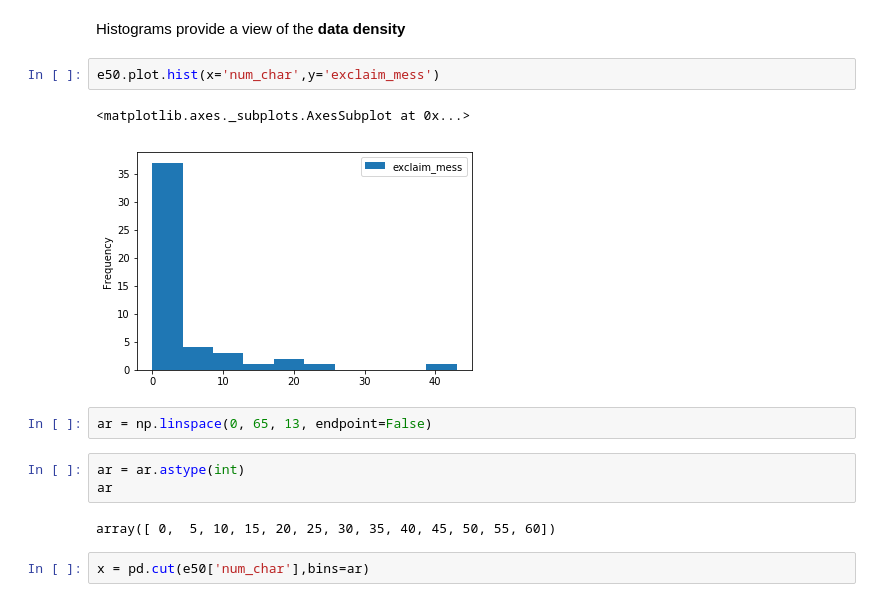
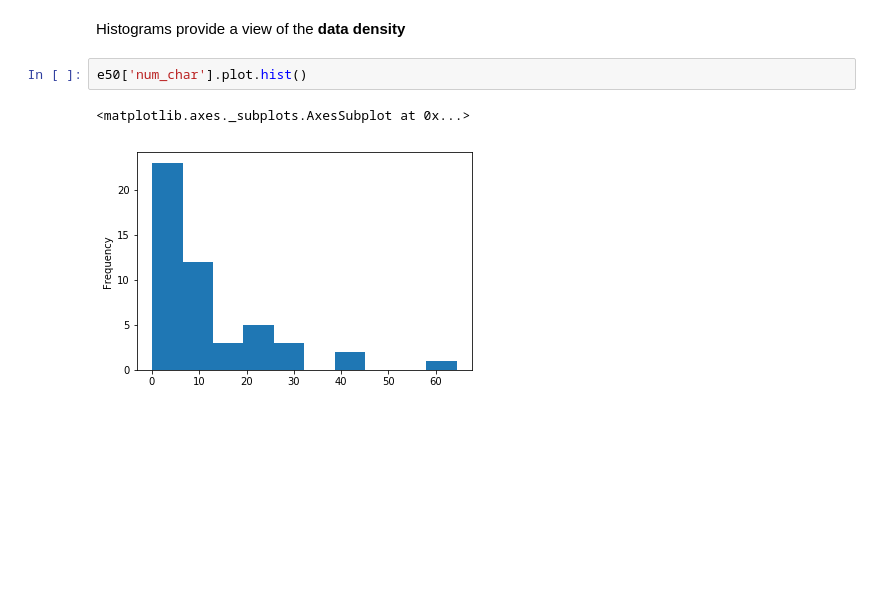
Before and after one commit to chikoungoun/OpenIntro, a Jupyter notebook: openintro_chap_1.ipynb, the cells around one changed output. Drawn from its saved outputs; the diff is of its cells as text; blank space fills up the shorter version.

```diff
--- a/openintro_chap_1.ipynb
+++ b/openintro_chap_1.ipynb
@@ -235,16 +235,7 @@ $\bar{X}$ =  $\frac{1}{n}$  ($\displaystyle\sum_{i=1}^{n} x_i$) = $\frac{x_1+x_2
 # %% [markdown]
 Histograms provide a view of the **data density**
 # %%
-e50.plot.hist(x='num_char',y='exclaim_mess')
+e50['num_char'].plot.hist()
 # %% [output]
 <matplotlib.axes._subplots.AxesSubplot at 0x...>
-[figure, old version]
+[figure, new version]
-# %%
-ar = np.linspace(0, 65, 13, endpoint=False)
-# %%
-ar = ar.astype(int)
-ar
-# %% [output]
-array([ 0,  5, 10, 15, 20, 25, 30, 35, 40, 45, 50, 55, 60])
-# %%
-x = pd.cut(e50['num_char'],bins=ar)
```
Also changed, not shown: parts of 13 cells of this notebook.
